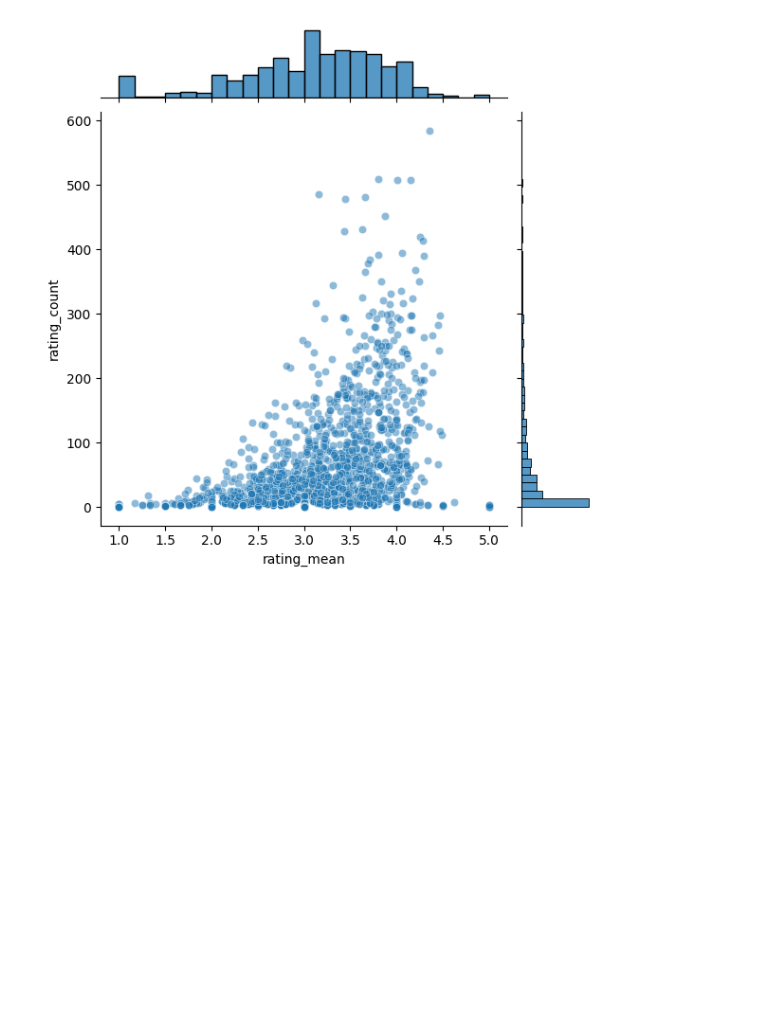
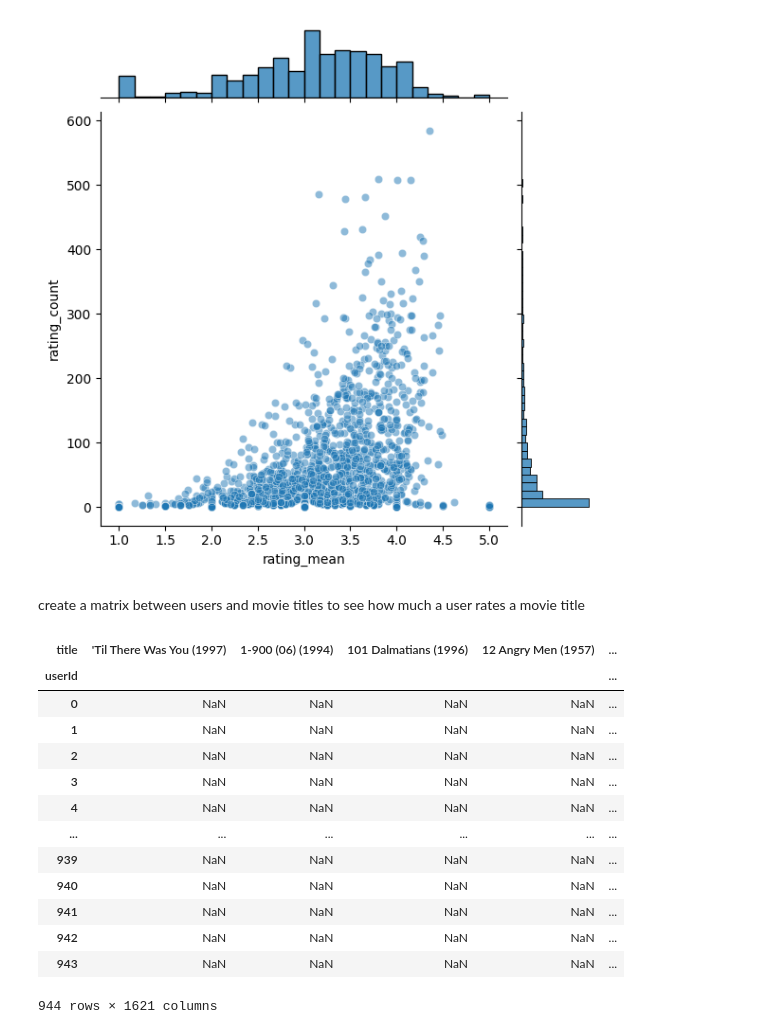
Before and after one commit to zakialfaridzi/simple_movie_recsys, a Jupyter notebook: simple reccomendation.ipynb, the cells around one changed output. Cells and saved outputs as stored; diff of their text form; code cells hidden in the pictures; blank space fills up the shorter version.

Commit message:
added correlations between user, title, and rating

```diff
--- a/simple reccomendation.ipynb
+++ b/simple reccomendation.ipynb
@@ -68,3 +68,23 @@ sns.jointplot(x='rating_mean', y='rating_count', data=ratings_df, alpha=0.5)
 # %% [output]
 <seaborn.axisgrid.JointGrid at 0x...>
 [figure]
+# %% [markdown]
+create a matrix between users and movie titles to see how much a user rates a movie title
+# %%
+df_matrix = df.pivot_table(index='userId', columns='title', values='rating')
+df_matrix
+# %% [output]
+| title | 'Til There Was You (1997) | 1-900 (06) (1994) | 101 Dalmatians (1996) | 12 Angry Men (1957) | ... |
+| userId |  |  |  |  | ... |
+| 0 | NaN | NaN | NaN | NaN | ... |
+| 1 | NaN | NaN | NaN | NaN | ... |
+| 2 | NaN | NaN | NaN | NaN | ... |
+| 3 | NaN | NaN | NaN | NaN | ... |
+| 4 | NaN | NaN | NaN | NaN | ... |
+| ... | ... | ... | ... | ... | ... |
+| 939 | NaN | NaN | NaN | NaN | ... |
+| 940 | NaN | NaN | NaN | NaN | ... |
+| 941 | NaN | NaN | NaN | NaN | ... |
+| 942 | NaN | NaN | NaN | NaN | ... |
+| 943 | NaN | NaN | NaN | NaN | ... |
+944 rows × 1621 columns
```
Also changed, not shown: parts of 7 cells of this notebook.
